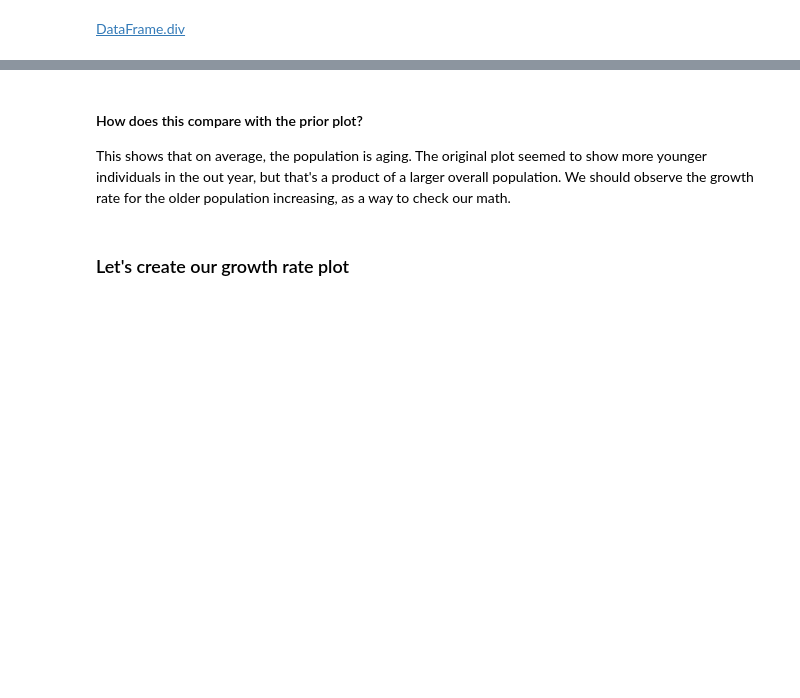
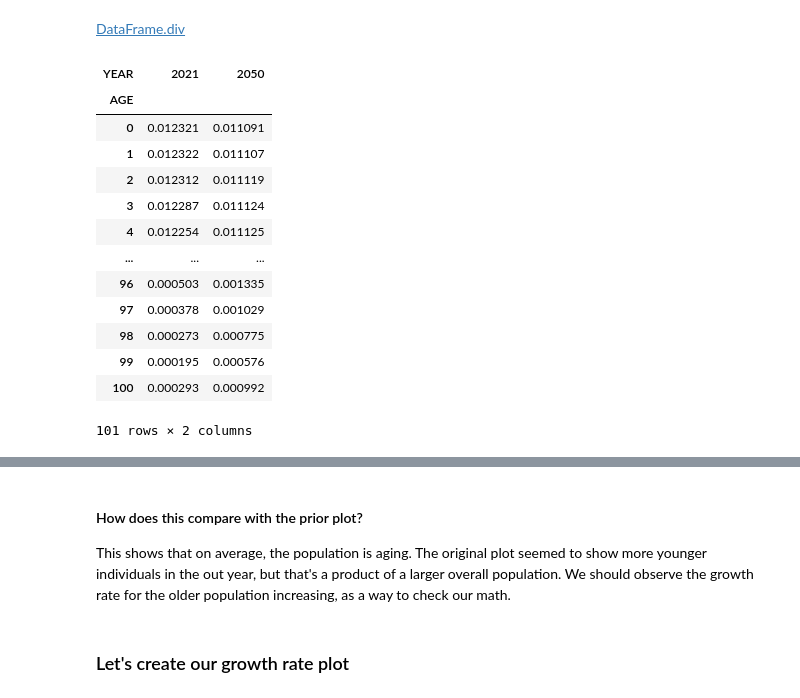
Before and after one commit to Sritejam/DS602_Spring2024, a Jupyter notebook: week01 - intro/population-projections.ipynb, the cells around one changed output, grey strips where cells are left out. Saved outputs shown, nothing was run; the diff lists cells and outputs as text; code cells hidden in the pictures; blank space fills up the shorter version.

```diff
--- a/week01 - intro/population-projections.ipynb
+++ b/week01 - intro/population-projections.ipynb
@@ -153,5 +227,22 @@ yearCompareSum
 # %% [markdown]
 [DataFrame.div](https://pandas.pydata.org/docs/reference/api/pandas.DataFrame.div.html)
+# %%
+yearCompare.div(yearCompareSum, axis=1)
+# %% [output]
+| YEAR | 2021 | 2050 |
+| AGE |  |  |
+| 0 | 0.012321 | 0.011091 |
+| 1 | 0.012322 | 0.011107 |
+| 2 | 0.012312 | 0.011119 |
+| 3 | 0.012287 | 0.011124 |
+| 4 | 0.012254 | 0.011125 |
+| ... | ... | ... |
+| 96 | 0.000503 | 0.001335 |
+| 97 | 0.000378 | 0.001029 |
+| 98 | 0.000273 | 0.000775 |
+| 99 | 0.000195 | 0.000576 |
+| 100 | 0.000293 | 0.000992 |
+101 rows × 2 columns
 # %%
 (
     yearCompare.div(yearCompareSum, axis=1)
```
Also changed, not shown: parts of 36 cells of this notebook, 1 other file.
